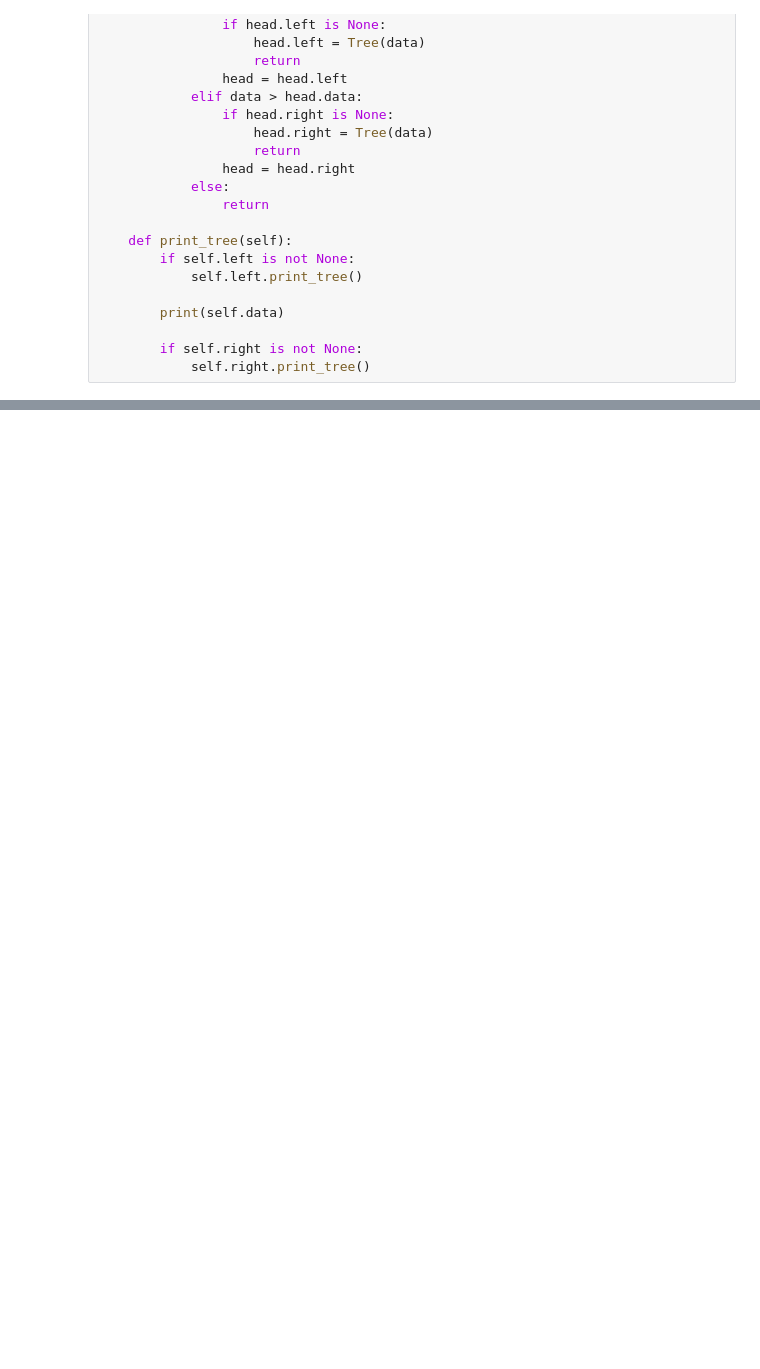
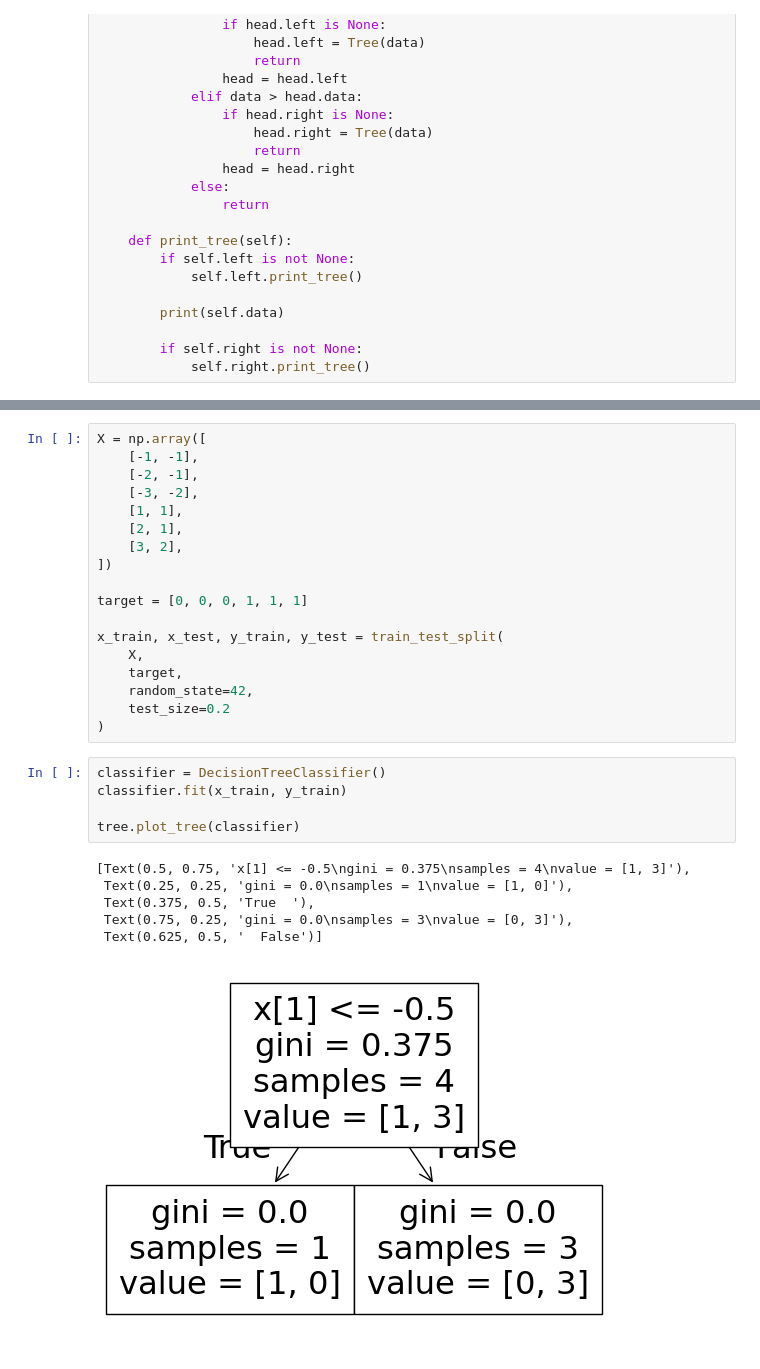
Before and after one commit to sannyochik/ml_homework, a Jupyter notebook: note2_2(trees).ipynb, the cells around one changed output, grey strips where cells are left out. Saved outputs shown, nothing was run; the diff lists cells and outputs as text; blank space fills up the shorter version.

```diff
--- a/note2_2(trees).ipynb
+++ b/note2_2(trees).ipynb
@@ -500,0 +642,30 @@ NameError: name 'dtrhdhdhdhdzhdh' is not defined
+# %%
+X = np.array([
+    [-1, -1],
+    [-2, -1],
+    [-3, -2],
+    [1, 1],
+    [2, 1],
+    [3, 2],
+])
+
+target = [0, 0, 0, 1, 1, 1]
+
+x_train, x_test, y_train, y_test = train_test_split(
+    X,
+    target,
+    random_state=42,
+    test_size=0.2
+)
+# %%
+classifier = DecisionTreeClassifier()
+classifier.fit(x_train, y_train)
+
+tree.plot_tree(classifier)
+# %% [output]
+[Text(0.5, 0.75, 'x[1] <= -0.5\ngini = 0.375\nsamples = 4\nvalue = [1, 3]'),
+ Text(0.25, 0.25, 'gini = 0.0\nsamples = 1\nvalue = [1, 0]'),
+ Text(0.375, 0.5, 'True  '),
+ Text(0.75, 0.25, 'gini = 0.0\nsamples = 3\nvalue = [0, 3]'),
+ Text(0.625, 0.5, '  False')]
+[figure, added]
```
Also changed, not shown: parts of 25 cells of this notebook.
